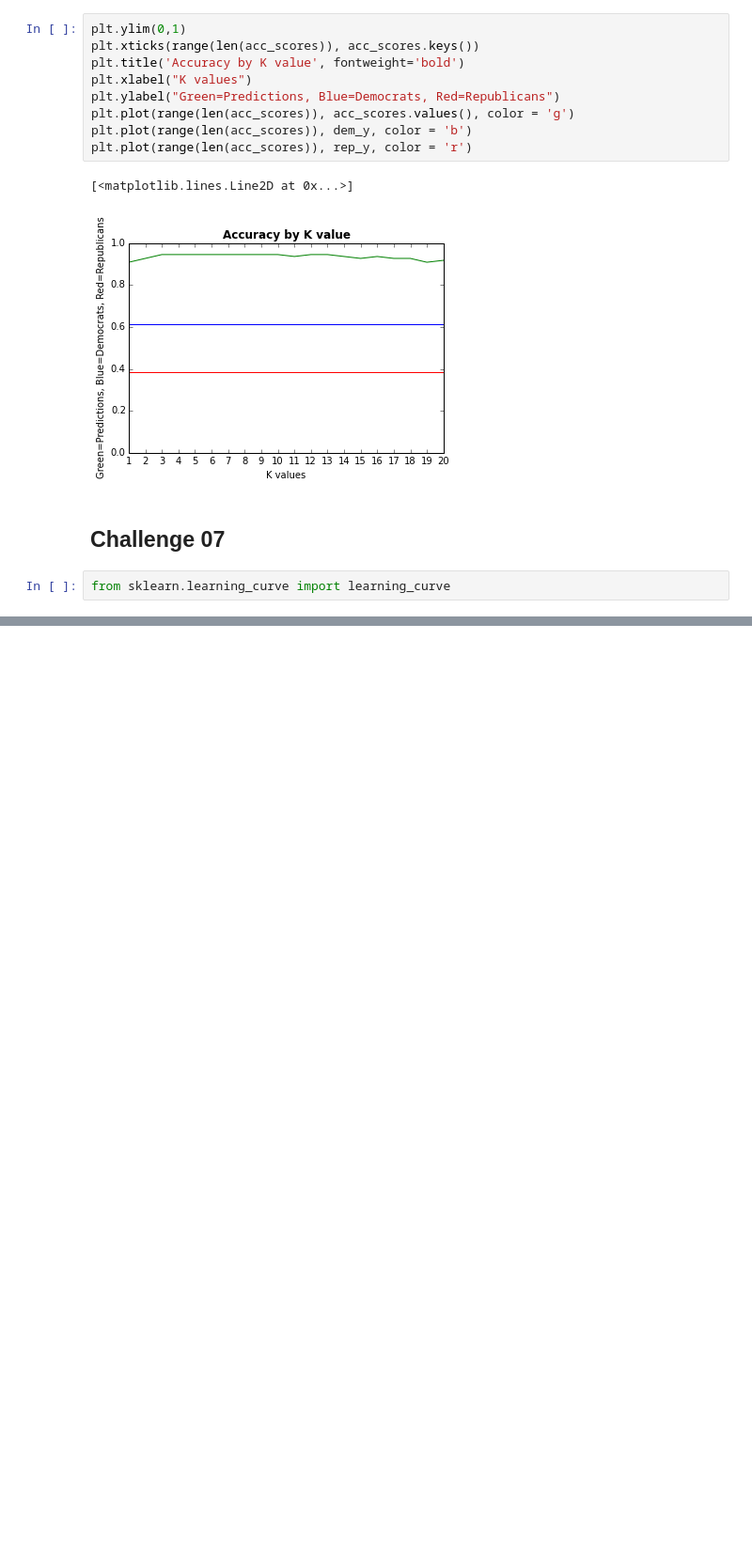
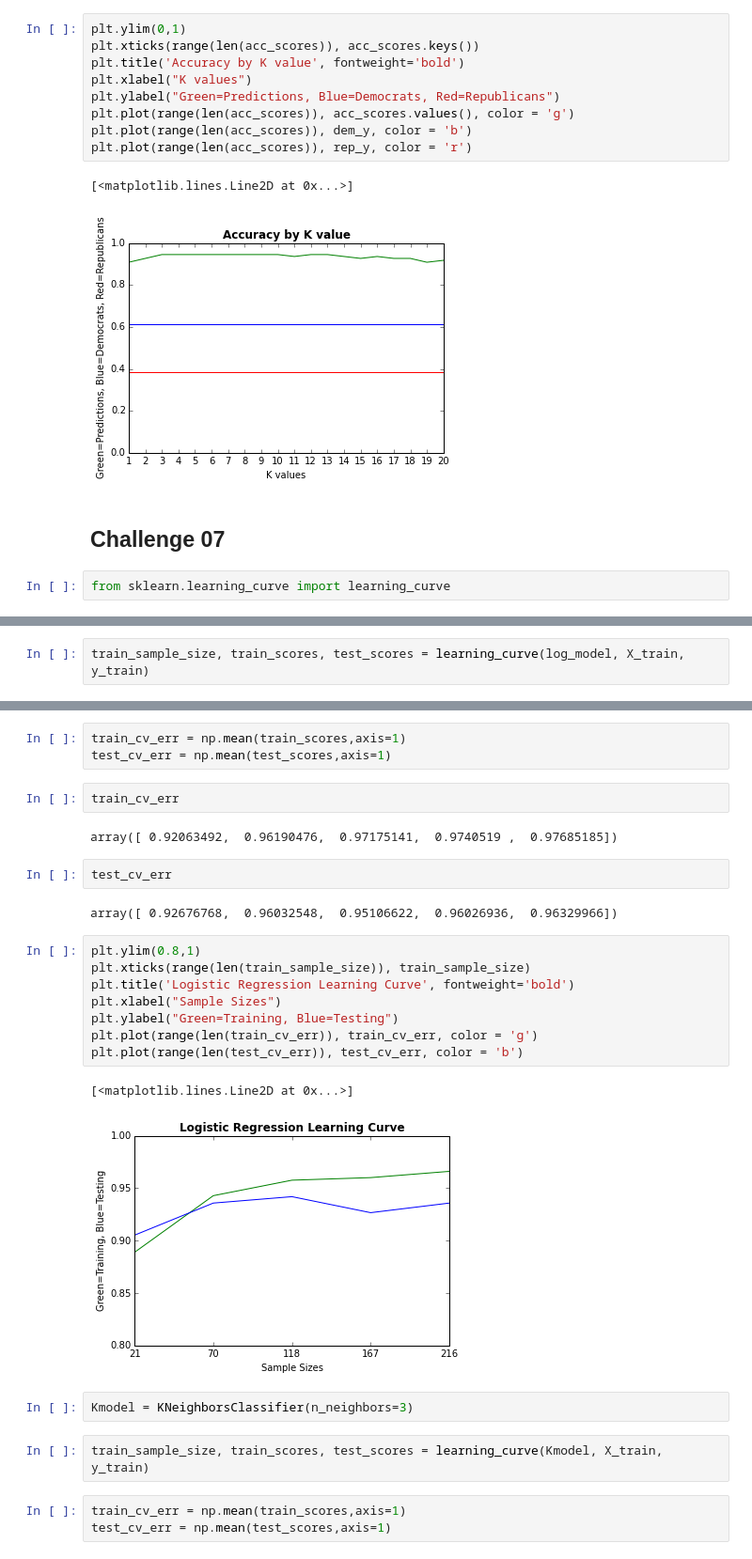
Before and after one commit to marcolunardi/metis, a Jupyter notebook: mcnulty_work/mcnulty_supervised_challenges.ipynb, the cells around one changed output, grey strips where cells are left out. Shown: that part at 94% size. Drawn from its saved outputs; the diff is of its cells as text; blank space fills up the shorter version.

```diff
--- a/mcnulty_work/mcnulty_supervised_challenges.ipynb
+++ b/mcnulty_work/mcnulty_supervised_challenges.ipynb
@@ -270,0 +268,2 @@ train_sizes, train_scores, valid_scores = learning_curve(SVC(kernel='linear'), X
+# %%
+train_sample_size, train_scores, test_scores = learning_curve(log_model, X_train, y_train)
@@ -270,0 +290,29 @@ train_sizes, train_scores, valid_scores = learning_curve(SVC(kernel='linear'), X
+# %%
+train_cv_err = np.mean(train_scores,axis=1)
+test_cv_err = np.mean(test_scores,axis=1)
+# %%
+train_cv_err
+# %% [output]
+array([ 0.92063492,  0.96190476,  0.97175141,  0.9740519 ,  0.97685185])
+# %%
+test_cv_err
+# %% [output]
+array([ 0.92676768,  0.96032548,  0.95106622,  0.96026936,  0.96329966])
+# %%
+plt.ylim(0.8,1)
+plt.xticks(range(len(train_sample_size)), train_sample_size)
+plt.title('Logistic Regression Learning Curve', fontweight='bold')
+plt.xlabel("Sample Sizes")
+plt.ylabel("Green=Training, Blue=Testing")
+plt.plot(range(len(train_cv_err)), train_cv_err, color = 'g')
+plt.plot(range(len(test_cv_err)), test_cv_err, color = 'b')
+# %% [output]
+[<matplotlib.lines.Line2D at 0x...>]
+[figure, added]
+# %%
+Kmodel = KNeighborsClassifier(n_neighbors=3)
+# %%
+train_sample_size, train_scores, test_scores = learning_curve(Kmodel, X_train, y_train)
+# %%
+train_cv_err = np.mean(train_scores,axis=1)
+test_cv_err = np.mean(test_scores,axis=1)
```
Also changed, not shown: parts of 5 cells of this notebook.
